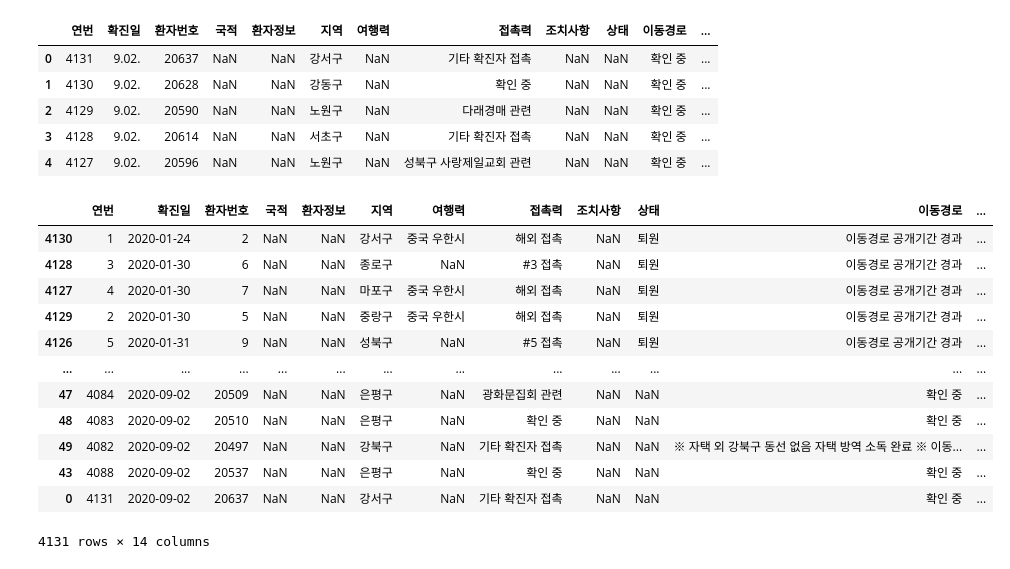
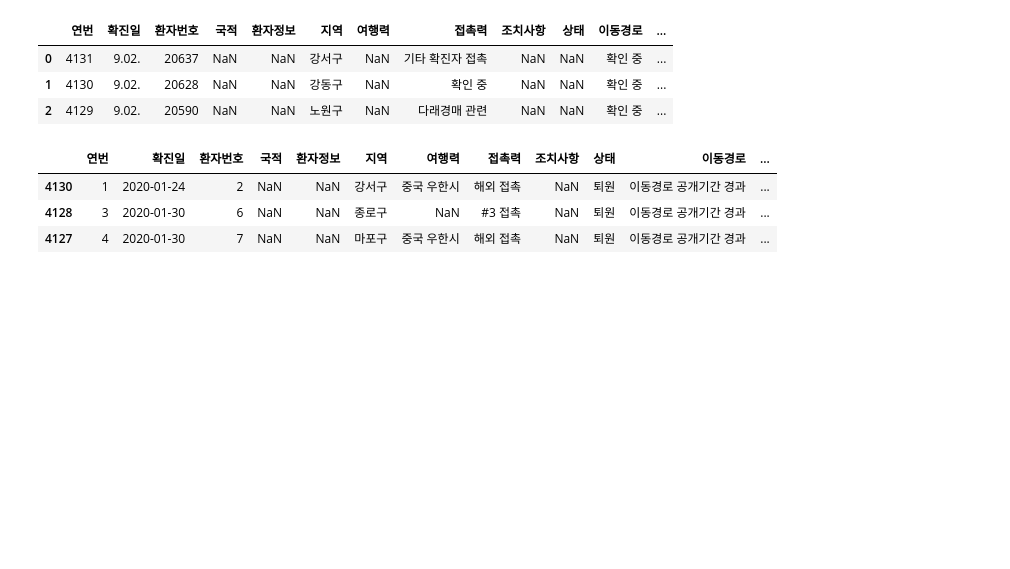
Before and after one commit to Lagom92/covid_visualize, a Jupyter notebook: note/01_jin_prac_covid19.ipynb, the cells around one changed output. Saved outputs shown, nothing was run; the diff lists cells and outputs as text; code cells hidden in the pictures; blank space fills up the shorter version.

```diff
--- a/note/01_jin_prac_covid19.ipynb
+++ b/note/01_jin_prac_covid19.ipynb
@@ -36,33 +37,22 @@ def line_chart(data, x_date, y_count, title= ''):
     fig.show()
 # %%
 df_seoul = pd.read_csv('../../01_covid19_analysis/data/서울시 코로나19 확진자 현황.csv', encoding='ms949')
-df_seoul.head()
+df_seoul.head(3)
 # %% [output]
 |  | 연번 | 확진일 | 환자번호 | 국적 | 환자정보 | 지역 | 여행력 | 접촉력 | 조치사항 | 상태 | 이동경로 | ... |
 | 0 | 4131 | 9.02. | 20637 | NaN | NaN | 강서구 | NaN | 기타 확진자 접촉 | NaN | NaN | 확인 중 | ... |
 | 1 | 4130 | 9.02. | 20628 | NaN | NaN | 강동구 | NaN | 확인 중 | NaN | NaN | 확인 중 | ... |
 | 2 | 4129 | 9.02. | 20590 | NaN | NaN | 노원구 | NaN | 다래경매 관련 | NaN | NaN | 확인 중 | ... |
-| 3 | 4128 | 9.02. | 20614 | NaN | NaN | 서초구 | NaN | 기타 확진자 접촉 | NaN | NaN | 확인 중 | ... |
-| 4 | 4127 | 9.02. | 20596 | NaN | NaN | 노원구 | NaN | 성북구 사랑제일교회 관련 | NaN | NaN | 확인 중 | ... |
 # %%
 # 확진일 포멧 변경
 df_seoul_01 = df_seoul.sort_values(by='확진일', ascending=True)
 df_seoul_01['확진일'] = df_seoul_01['확진일'].str.replace(pat='.', repl='-', regex=False)
 df_seoul_01['확진일'] = df_seoul_01['확진일']+'2020'
 df_seoul_01['확진일'] = pd.to_datetime(df_seoul_01['확진일']).apply(lambda x:x.strftime('%Y-%m-%d'))
 df_seoul_01 = df_seoul_01
-df_seoul_01
+df_seoul_01.head(3)
 # %% [output]
 |  | 연번 | 확진일 | 환자번호 | 국적 | 환자정보 | 지역 | 여행력 | 접촉력 | 조치사항 | 상태 | 이동경로 | ... |
 | 4130 | 1 | 2020-01-24 | 2 | NaN | NaN | 강서구 | 중국 우한시 | 해외 접촉 | NaN | 퇴원 | 이동경로 공개기간 경과 | ... |
 | 4128 | 3 | 2020-01-30 | 6 | NaN | NaN | 종로구 | NaN | #3 접촉 | NaN | 퇴원 | 이동경로 공개기간 경과 | ... |
 | 4127 | 4 | 2020-01-30 | 7 | NaN | NaN | 마포구 | 중국 우한시 | 해외 접촉 | NaN | 퇴원 | 이동경로 공개기간 경과 | ... |
-| 4129 | 2 | 2020-01-30 | 5 | NaN | NaN | 중랑구 | 중국 우한시 | 해외 접촉 | NaN | 퇴원 | 이동경로 공개기간 경과 | ... |
-| 4126 | 5 | 2020-01-31 | 9 | NaN | NaN | 성북구 | NaN | #5 접촉 | NaN | 퇴원 | 이동경로 공개기간 경과 | ... |
-| ... | ... | ... | ... | ... | ... | ... | ... | ... | ... | ... | ... | ... |
-| 47 | 4084 | 2020-09-02 | 20509 | NaN | NaN | 은평구 | NaN | 광화문집회 관련 | NaN | NaN | 확인 중 | ... |
-| 48 | 4083 | 2020-09-02 | 20510 | NaN | NaN | 은평구 | NaN | 확인 중 | NaN | NaN | 확인 중 | ... |
-| 49 | 4082 | 2020-09-02 | 20497 | NaN | NaN | 강북구 | NaN | 기타 확진자 접촉 | NaN | NaN | ※ 자택 외 강북구 동선 없음 자택 방역 소독 완료 ※ 이동... | ... |
-| 43 | 4088 | 2020-09-02 | 20537 | NaN | NaN | 은평구 | NaN | 확인 중 | NaN | NaN | 확인 중 | ... |
-| 0 | 4131 | 2020-09-02 | 20637 | NaN | NaN | 강서구 | NaN | 기타 확진자 접촉 | NaN | NaN | 확인 중 | ... |
-4131 rows × 14 columns
```
Also changed, not shown: parts of 15 cells of this notebook.
